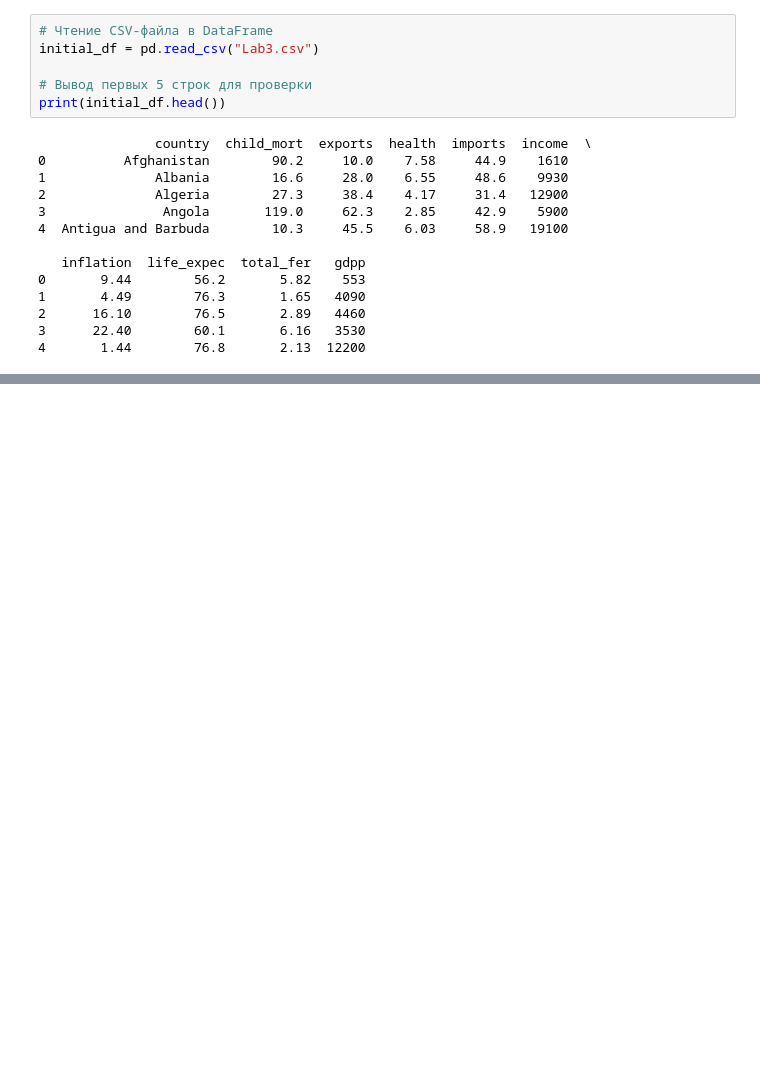
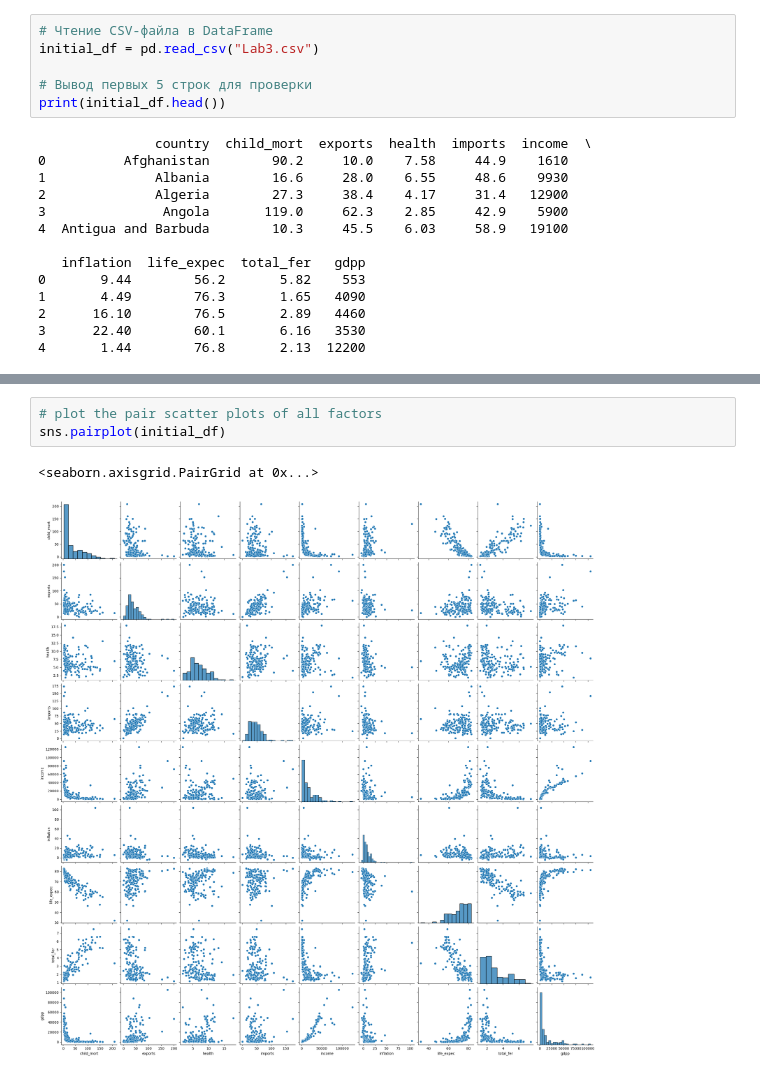
Before and after one commit to ErnandesDaniel/machine-learning-lab-3, a Jupyter notebook: machine-learning-lab-3.ipynb, the cells around one changed output, grey strips where cells are left out. Cells and saved outputs as stored; diff of their text form; blank space fills up the shorter version.

```diff
--- a/machine-learning-lab-3.ipynb
+++ b/machine-learning-lab-3.ipynb
@@ -140,0 +86,6 @@ cluster_kmeans
+# %%
+# plot the pair scatter plots of all factors
+sns.pairplot(initial_df)
+# %% [output]
+<seaborn.axisgrid.PairGrid at 0x...>
+[figure, added]
```
Also changed, not shown: parts of 41 cells of this notebook.
